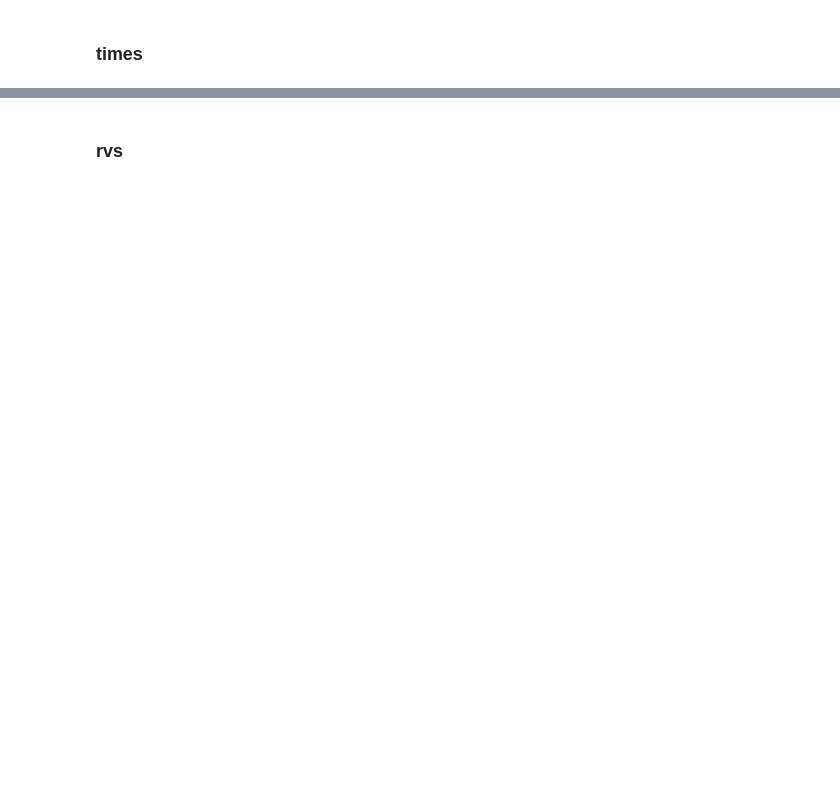
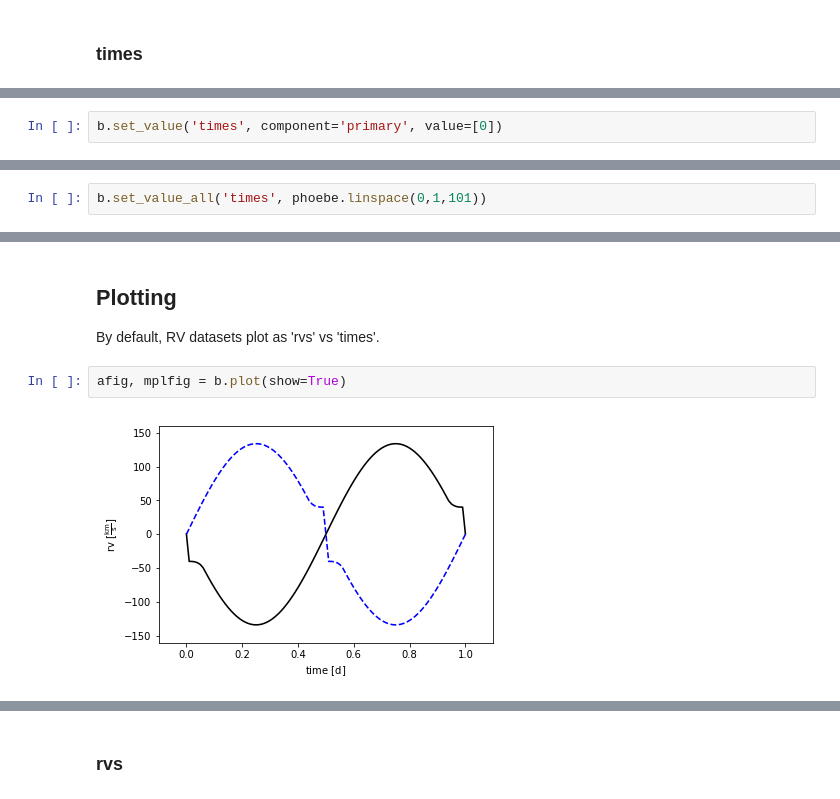
Before and after one commit to phoebe-project/phoebe2-docs, a Jupyter notebook: tutorials/RV.ipynb, the cells around one changed output, grey strips where cells are left out. Drawn from its saved outputs; the diff is of its cells as text; blank space fills up the shorter version.

Commit message:
update all dataset tutorials

```diff
--- a/tutorials/RV.ipynb
+++ b/tutorials/RV.ipynb
@@ -47,0 +66,2 @@ For information on these passband-dependent parameters, see the section on the [
+# %%
+b.set_value('times', component='primary', value=[0])
@@ -53,0 +180,2 @@ ParameterSet: 2 parameters
+# %%
+b.set_value_all('times', phoebe.linspace(0,1,101))
@@ -53,0 +212,9 @@ ParameterSet: 2 parameters
+# %% [markdown]
+Plotting
+---------------
+
+By default, RV datasets plot as 'rvs' vs 'times'.
+# %%
+afig, mplfig = b.plot(show=True)
+# %% [output]
+[figure, added]
```
Also changed, not shown: parts of 82 cells of this notebook, 1 other file.
